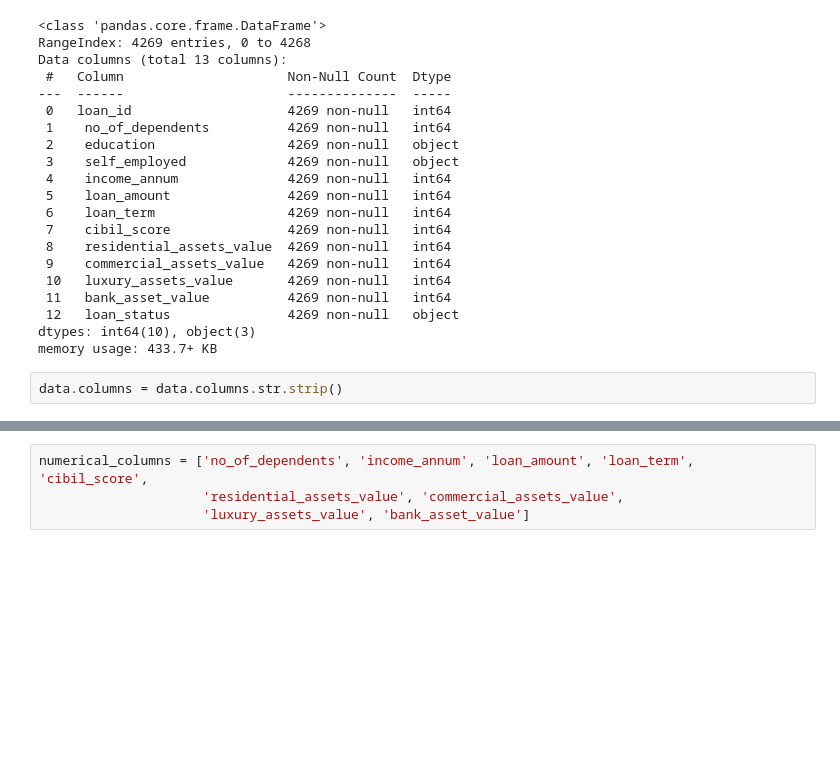
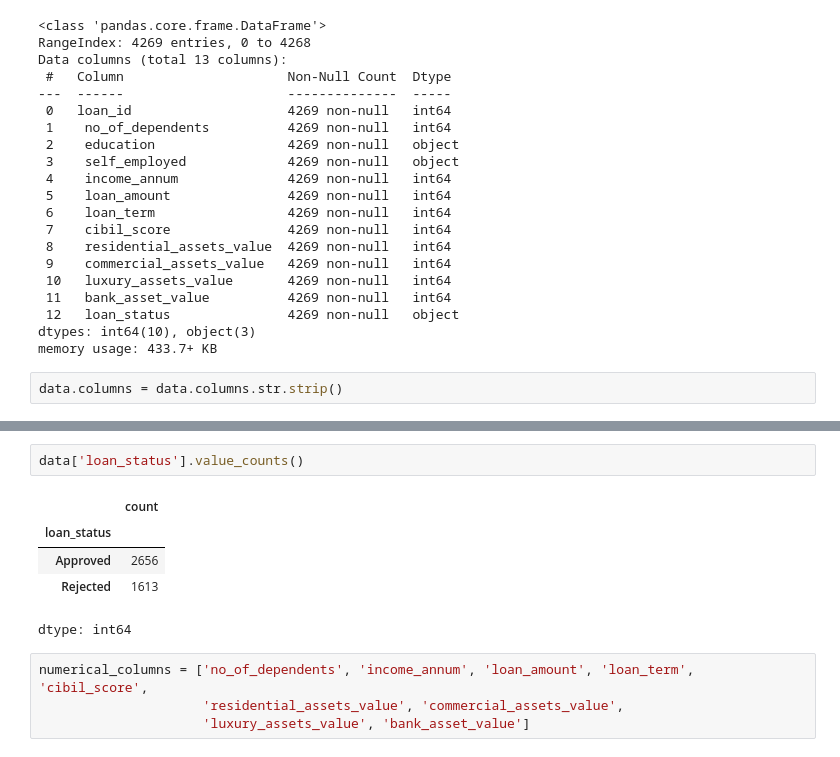
Before and after one commit to pradeep-016/ML_Course, a Jupyter notebook: 2) Classification Models/K-Nearest Neighbors (KNN)/KNN.ipynb, the cells around one changed output, grey strips where cells are left out. Cells and saved outputs as stored; diff of their text form; blank space fills up the shorter version.

```diff
--- a/2) Classification Models/K-Nearest Neighbors (KNN)/KNN.ipynb
+++ b/2) Classification Models/K-Nearest Neighbors (KNN)/KNN.ipynb
@@ -69,6 +70,14 @@ data.describe()
 | 50% | 2135.000000 | 3.000000 | 5.100000e+06 | 1.450000e+07 | 10.000000 | 600.000000 | 5.600000e+06 | ... |
 | 75% | 3202.000000 | 4.000000 | 7.500000e+06 | 2.150000e+07 | 16.000000 | 748.000000 | 1.130000e+07 | ... |
 | max | 4269.000000 | 5.000000 | 9.900000e+06 | 3.950000e+07 | 20.000000 | 900.000000 | 2.910000e+07 | ... |
+# %%
+data['loan_status'].value_counts()
+# %% [output]
+|  | count |
+| loan_status |  |
+| Approved | 2656 |
+| Rejected | 1613 |
+dtype: int64
 # %%
 numerical_columns = ['no_of_dependents', 'income_annum', 'loan_amount', 'loan_term', 'cibil_score',
                      'residential_assets_value', 'commercial_assets_value',
```
Also changed, not shown: parts of 5 cells of this notebook, 4 other files.
